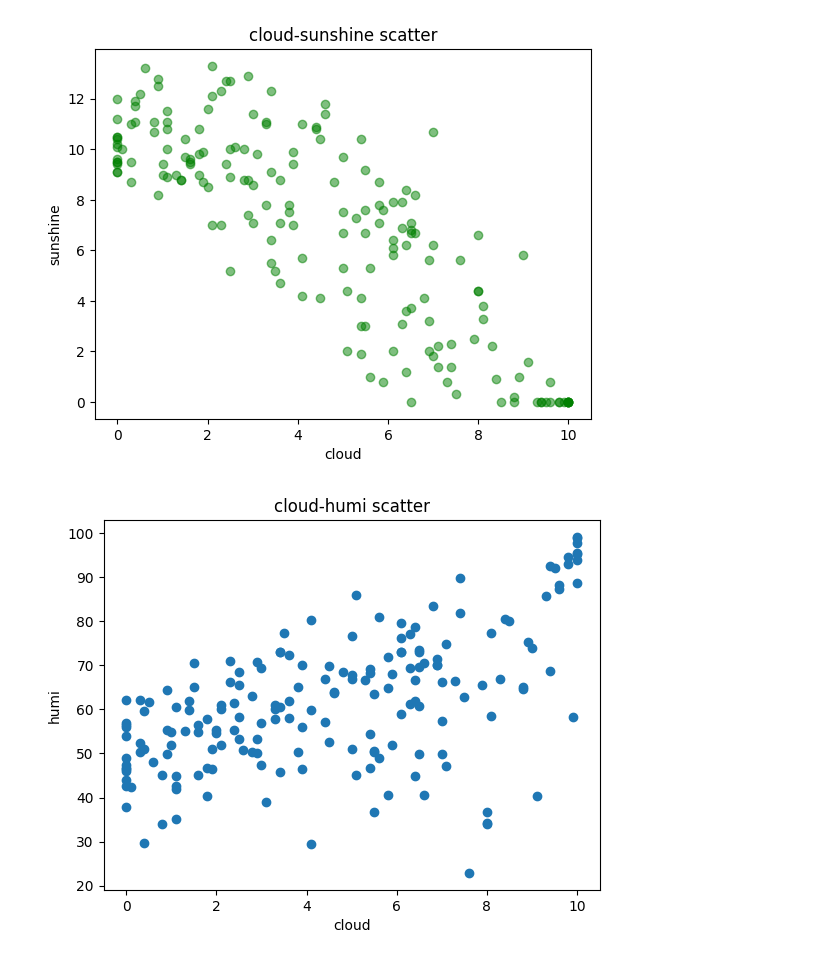
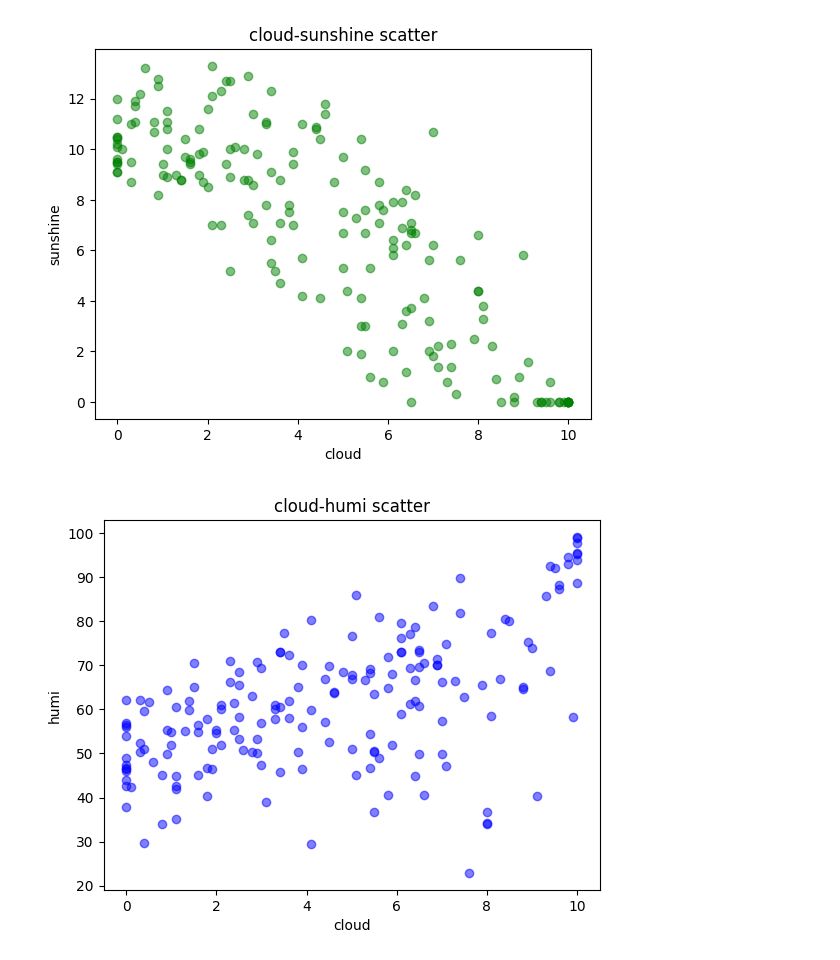
Before and after one commit to wjdtjwls512/School, a Jupyter notebook: 인공지능일반/2023날씨데이터_1315.ipynb, the cells around one changed output. Drawn from its saved outputs; the diff is of its cells as text; code cells hidden in the pictures.

```diff
--- a/인공지능일반/2023날씨데이터_1315.ipynb
+++ b/인공지능일반/2023날씨데이터_1315.ipynb
@@ -85,10 +85,10 @@ plt.show()
 # %% [output]
 [figure]
 # %%
-plt.scatter(weather['cloud'], weather['humi'])
+plt.scatter(weather['cloud'], weather['humi'], color = 'blue', alpha = 0.5)
 plt.title('cloud-humi scatter')
 plt.xlabel('cloud')
 plt.ylabel('humi')
 plt.show()
 # %% [output]
-[figure, old version]
+[figure, new version]
```
Also changed, not shown: 7 other files.
